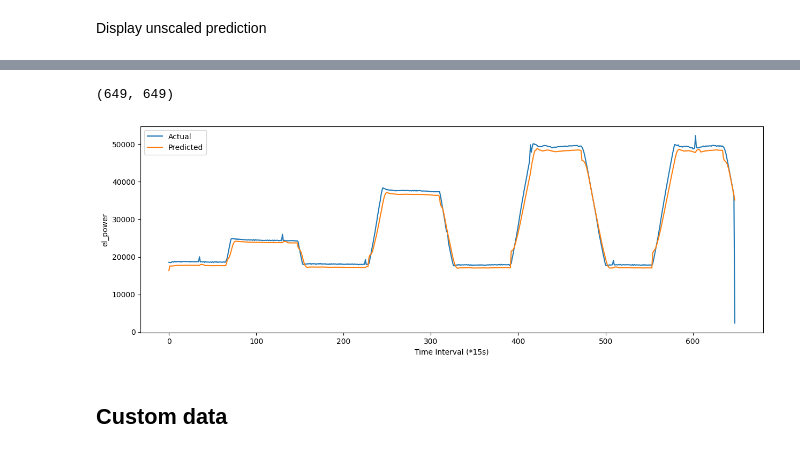
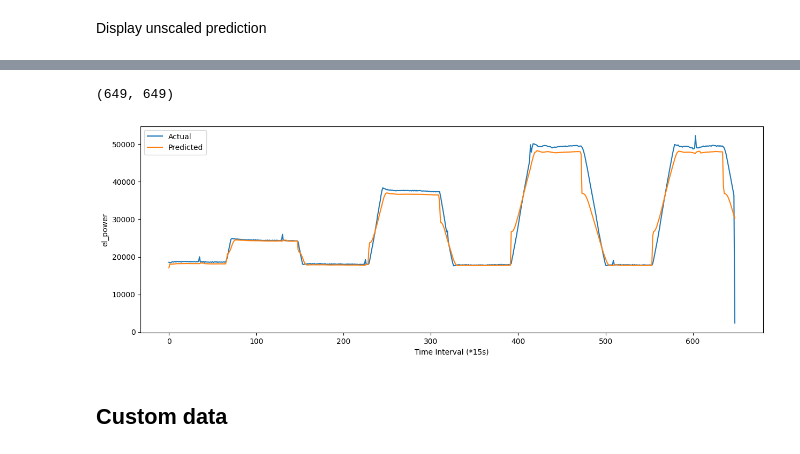
Before and after one commit to Rochdy-max/tensorflow-model-design, a Jupyter notebook: time-series-forecasting/lstm/energy-consumption-prediction.ipynb, the cells around one changed output, grey strips where cells are left out. Saved outputs shown, nothing was run; the diff lists cells and outputs as text; code cells hidden in the pictures.

```diff
--- a/time-series-forecasting/lstm/energy-consumption-prediction.ipynb
+++ b/time-series-forecasting/lstm/energy-consumption-prediction.ipynb
@@ -212,0 +230,8 @@ X_test.shape, y_test.shape
+# %%
+def scale_dataset(X, y, n_X_vars):
+    scaled_y = scaler.transform(y)
+    scaled_X = X.copy()
+    for col in range(n_X_vars):
+        scaled_X[:, col] = scaler.transform(X[:, col].reshape(-1, 1)).squeeze()
+
+    return scaled_X, scaled_y
@@ -218,3 +273,0 @@ from tensorflow.keras.layers import Input, Dense, LSTM
-# %%
-forecast_horizon = 1
-lstm_n_units = 64
@@ -381,0 +416,8 @@ input.shape, output.shape
+# %%
+test_experiment_file_path = f"{test_data_folderpath}/ex_4.csv"
+X_test, y_test = load_dataset_from_experiment(test_experiment_file_path, downscaling_frequency, context_window_size, forecast_horizon)
+
+# Scale `el_power` values
+scaled_X_test, scaled_y_test = scale_dataset(X_test, y_test, context_window_size)
+
+scaled_X_test.shape, scaled_y_test.shape
@@ -382,5 +426,5 @@ input.shape, output.shape
 # %% [markdown]
 Predict with model
 # %%
-y_pred = loaded_model.predict(input)
+y_pred = loaded_model.predict(scaled_X_test)
 # %% [output]
@@ -409,18 +461,18 @@ predicted[:5].tolist()
 # %%
-expected = scaler.inverse_transform(output).flatten()
+expected = scaler.inverse_transform(scaled_y_test).flatten()
 
 print((len(predicted), len(expected)))
 
 plt.figure(figsize=(15,5))
 plt.plot(expected, label="Actual")
 plt.plot(predicted, label="Predicted")
 plt.xlabel("Time Interval (*15s)")
 plt.ylabel("el_power")
 plt.legend()
 plt.show()
 # %% [output]
 (649, 649)
-[figure, old version]
+[figure, new version]
 # %% [markdown]
 ## Custom data
 # %%
```
Also changed, not shown: parts of 41 cells of this notebook.
